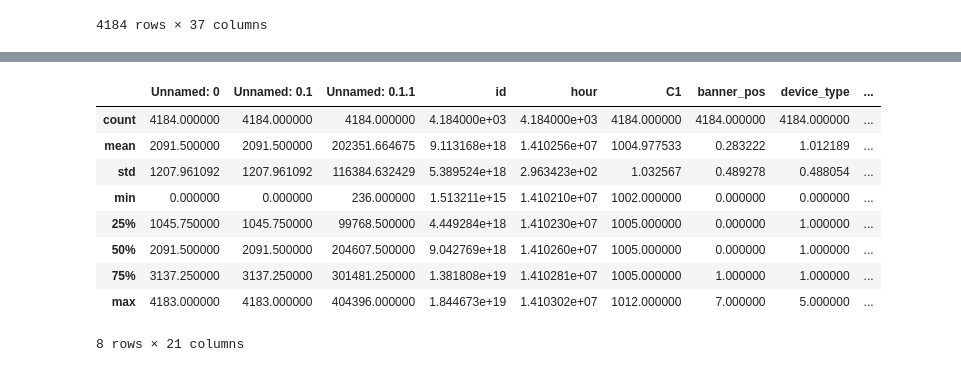
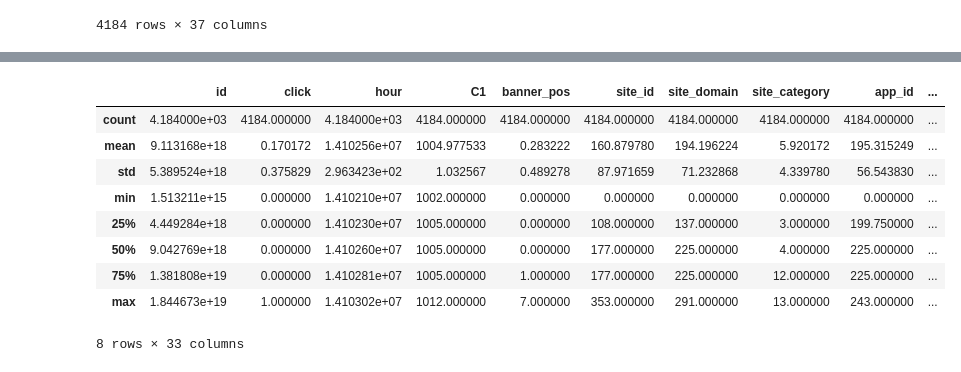
Before and after one commit to kanalyzers/ad_optimization, a Jupyter notebook: notebooks/Sam's feature engineering [4idiots].ipynb, the cells around one changed output, grey strips where cells are left out. Drawn from its saved outputs; the diff is of its cells as text; code cells hidden in the pictures.

```diff
--- a/notebooks/Sam's feature engineering [4idiots].ipynb
+++ b/notebooks/Sam's feature engineering [4idiots].ipynb
@@ -271,0 +289,7 @@ Name: click_bagged, Length: 1000, dtype: object
+# %%
+categories = ['click', 'date', 'time', 'click_bagged','site_id', 'site_domain', 'site_category', 'app_id','app_domain', 'app_category', 'device_ip', 'device_id', 'device_model', 'user_id', 'user_bagged']
+
+#df = df[features_to_be_hashed].transform(lambda x: int(hashlib.md5(x.hexdigest(), 16)%(NR_BINS-1)+1))
+
+for category in categories:
+  df[category] = df[category].astype('category').cat.codes
@@ -272,13 +316,13 @@ Name: click_bagged, Length: 1000, dtype: object
 # %%
-df5.describe()
+df.describe()
 # %% [output]
-|  | Unnamed: 0 | Unnamed: 0.1 | Unnamed: 0.1.1 | id | hour | C1 | banner_pos | device_type | ... |
-| count | 4184.000000 | 4184.000000 | 4184.000000 | 4.184000e+03 | 4.184000e+03 | 4184.000000 | 4184.000000 | 4184.000000 | ... |
-| mean | 2091.500000 | 2091.500000 | 202351.664675 | 9.113168e+18 | 1.410256e+07 | 1004.977533 | 0.283222 | 1.012189 | ... |
-| std | 1207.961092 | 1207.961092 | 116384.632429 | 5.389524e+18 | 2.963423e+02 | 1.032567 | 0.489278 | 0.488054 | ... |
-| min | 0.000000 | 0.000000 | 236.000000 | 1.513211e+15 | 1.410210e+07 | 1002.000000 | 0.000000 | 0.000000 | ... |
-| 25% | 1045.750000 | 1045.750000 | 99768.500000 | 4.449284e+18 | 1.410230e+07 | 1005.000000 | 0.000000 | 1.000000 | ... |
-| 50% | 2091.500000 | 2091.500000 | 204607.500000 | 9.042769e+18 | 1.410260e+07 | 1005.000000 | 0.000000 | 1.000000 | ... |
-| 75% | 3137.250000 | 3137.250000 | 301481.250000 | 1.381808e+19 | 1.410281e+07 | 1005.000000 | 1.000000 | 1.000000 | ... |
-| max | 4183.000000 | 4183.000000 | 404396.000000 | 1.844673e+19 | 1.410302e+07 | 1012.000000 | 7.000000 | 5.000000 | ... |
+|  | id | click | hour | C1 | banner_pos | site_id | site_domain | site_category | app_id | ... |
+| count | 4.184000e+03 | 4184.000000 | 4.184000e+03 | 4184.000000 | 4184.000000 | 4184.000000 | 4184.000000 | 4184.000000 | 4184.000000 | ... |
+| mean | 9.113168e+18 | 0.170172 | 1.410256e+07 | 1004.977533 | 0.283222 | 160.879780 | 194.196224 | 5.920172 | 195.315249 | ... |
+| std | 5.389524e+18 | 0.375829 | 2.963423e+02 | 1.032567 | 0.489278 | 87.971659 | 71.232868 | 4.339780 | 56.543830 | ... |
+| min | 1.513211e+15 | 0.000000 | 1.410210e+07 | 1002.000000 | 0.000000 | 0.000000 | 0.000000 | 0.000000 | 0.000000 | ... |
+| 25% | 4.449284e+18 | 0.000000 | 1.410230e+07 | 1005.000000 | 0.000000 | 108.000000 | 137.000000 | 3.000000 | 199.750000 | ... |
+| 50% | 9.042769e+18 | 0.000000 | 1.410260e+07 | 1005.000000 | 0.000000 | 177.000000 | 225.000000 | 4.000000 | 225.000000 | ... |
+| 75% | 1.381808e+19 | 0.000000 | 1.410281e+07 | 1005.000000 | 1.000000 | 177.000000 | 225.000000 | 12.000000 | 225.000000 | ... |
+| max | 1.844673e+19 | 1.000000 | 1.410302e+07 | 1012.000000 | 7.000000 | 353.000000 | 291.000000 | 13.000000 | 243.000000 | ... |
-8 rows × 21 columns
+8 rows × 33 columns
```
Also changed, not shown: parts of 6 cells of this notebook, 1 other file.
